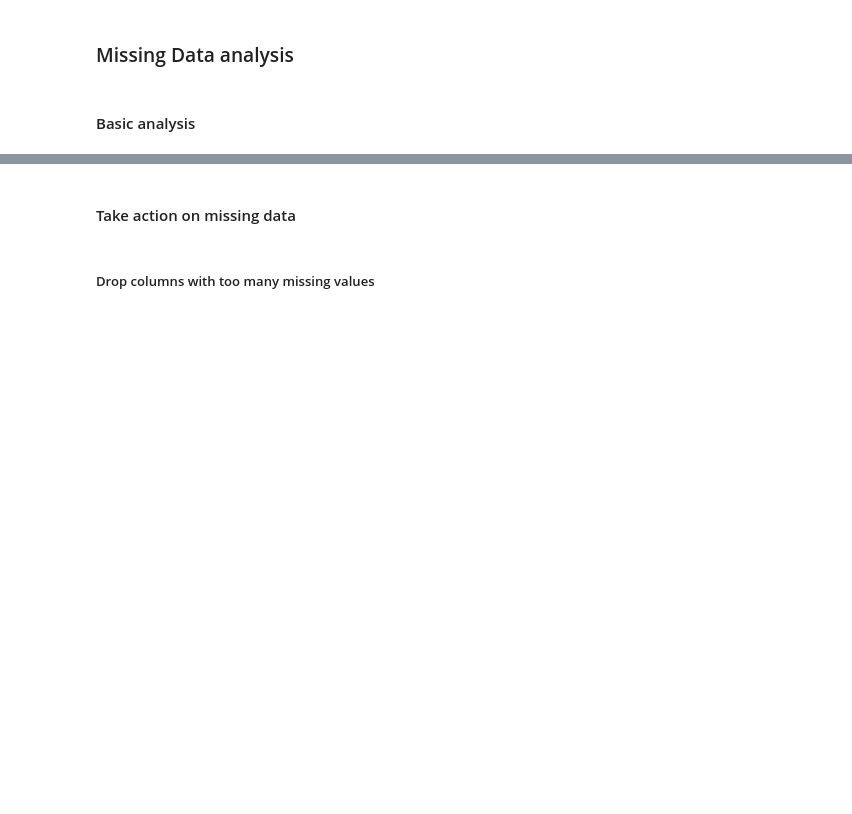
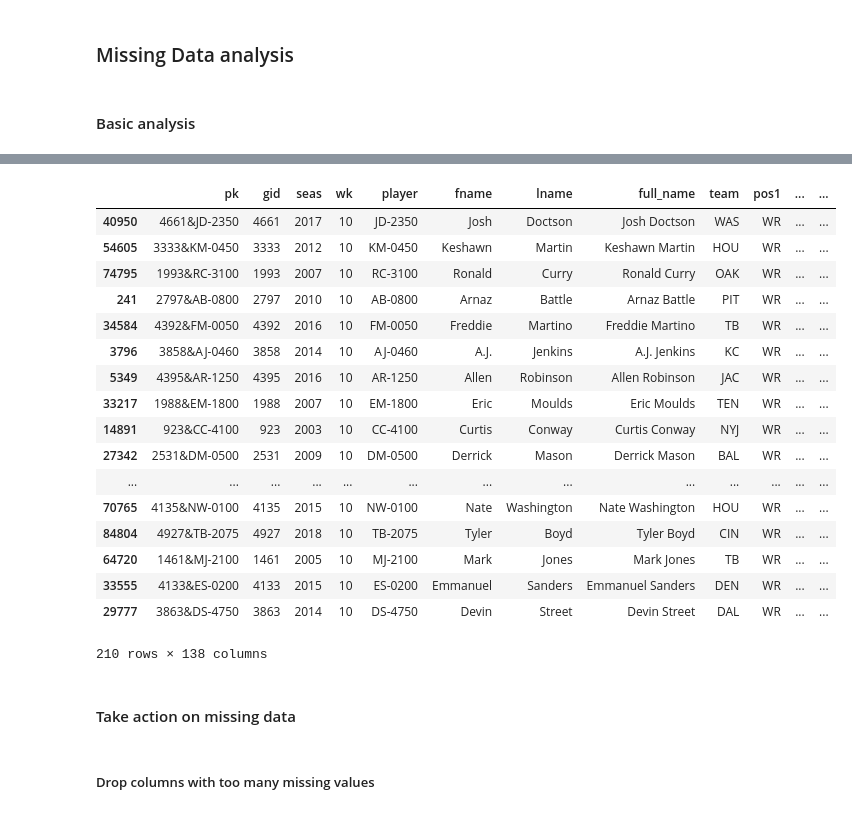
Before and after one commit to jchristo12/fantasy_football, a Jupyter notebook: analysis/model_dev.ipynb, the cells around one changed output, grey strips where cells are left out. Cells and saved outputs as stored; diff of their text form; code cells hidden in the pictures; blank space fills up the shorter version.

```diff
--- a/analysis/model_dev.ipynb
+++ b/analysis/model_dev.ipynb
@@ -118,4 +118,25 @@ cond                    0.026462
 dtype: float64
+# %%
+train_wr_miss.loc[train_wr_miss['last_rec'].isna(), :]
+# %% [output]
+|  | pk | gid | seas | wk | player | fname | lname | full_name | team | pos1 | ... | ... |
+| 40950 | 4661&JD-2350 | 4661 | 2017 | 10 | JD-2350 | Josh | Doctson | Josh Doctson | WAS | WR | ... | ... |
+| 54605 | 3333&KM-0450 | 3333 | 2012 | 10 | KM-0450 | Keshawn | Martin | Keshawn Martin | HOU | WR | ... | ... |
+| 74795 | 1993&RC-3100 | 1993 | 2007 | 10 | RC-3100 | Ronald | Curry | Ronald Curry | OAK | WR | ... | ... |
+| 241 | 2797&AB-0800 | 2797 | 2010 | 10 | AB-0800 | Arnaz | Battle | Arnaz Battle | PIT | WR | ... | ... |
+| 34584 | 4392&FM-0050 | 4392 | 2016 | 10 | FM-0050 | Freddie | Martino | Freddie Martino | TB | WR | ... | ... |
+| 3796 | 3858&AJ-0460 | 3858 | 2014 | 10 | AJ-0460 | A.J. | Jenkins | A.J. Jenkins | KC | WR | ... | ... |
+| 5349 | 4395&AR-1250 | 4395 | 2016 | 10 | AR-1250 | Allen | Robinson | Allen Robinson | JAC | WR | ... | ... |
+| 33217 | 1988&EM-1800 | 1988 | 2007 | 10 | EM-1800 | Eric | Moulds | Eric Moulds | TEN | WR | ... | ... |
+| 14891 | 923&CC-4100 | 923 | 2003 | 10 | CC-4100 | Curtis | Conway | Curtis Conway | NYJ | WR | ... | ... |
+| 27342 | 2531&DM-0500 | 2531 | 2009 | 10 | DM-0500 | Derrick | Mason | Derrick Mason | BAL | WR | ... | ... |
+| ... | ... | ... | ... | ... | ... | ... | ... | ... | ... | ... | ... | ... |
+| 70765 | 4135&NW-0100 | 4135 | 2015 | 10 | NW-0100 | Nate | Washington | Nate Washington | HOU | WR | ... | ... |
+| 84804 | 4927&TB-2075 | 4927 | 2018 | 10 | TB-2075 | Tyler | Boyd | Tyler Boyd | CIN | WR | ... | ... |
+| 64720 | 1461&MJ-2100 | 1461 | 2005 | 10 | MJ-2100 | Mark | Jones | Mark Jones | TB | WR | ... | ... |
+| 33555 | 4133&ES-0200 | 4133 | 2015 | 10 | ES-0200 | Emmanuel | Sanders | Emmanuel Sanders | DEN | WR | ... | ... |
+| 29777 | 3863&DS-4750 | 3863 | 2014 | 10 | DS-4750 | Devin | Street | Devin Street | DAL | WR | ... | ... |
+210 rows × 138 columns
 # %% [markdown]
 #### Take action on missing data
 # %% [markdown]
```
Also changed, not shown: parts of 13 cells of this notebook, 1 other file.
